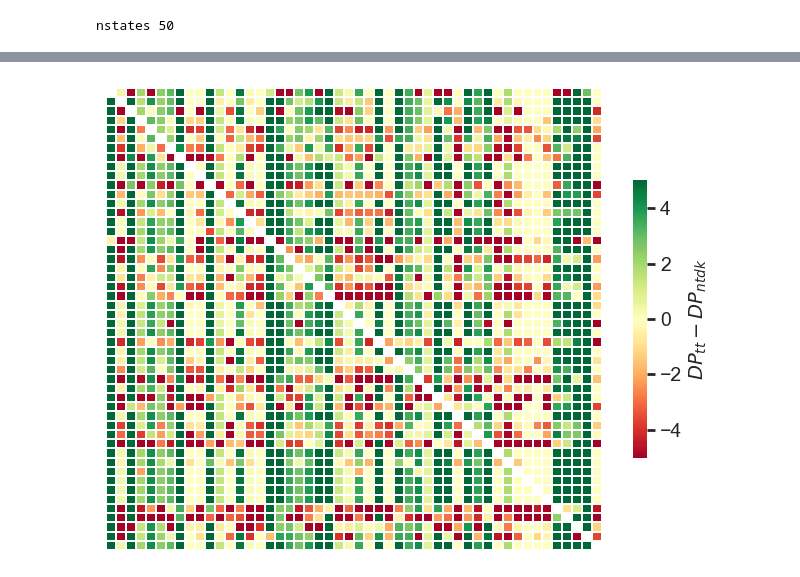
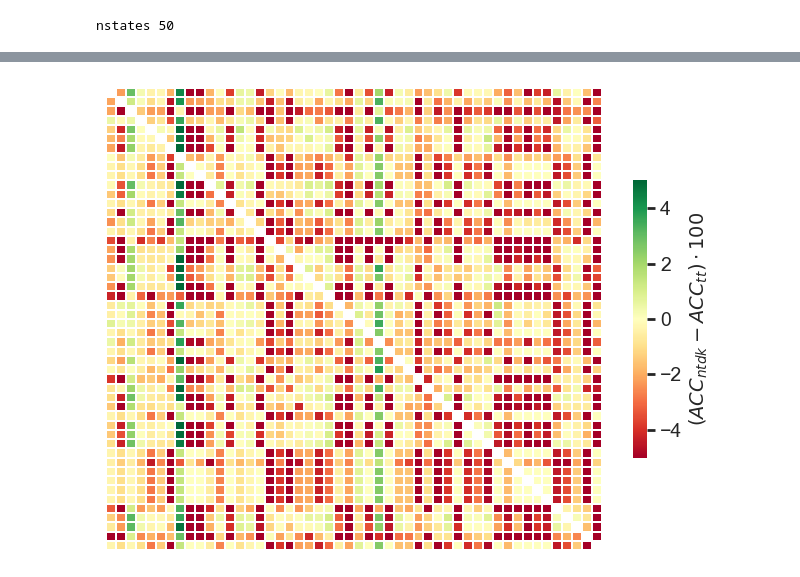
Before and after one commit to ks555/domain-adaptive-trees, a Jupyter notebook: notesSR/results.ipynb, the cells around one changed output, grey strips where cells are left out. Cells and saved outputs as stored; diff of their text form; code cells hidden in the pictures.

```diff
--- a/notesSR/results.ipynb
+++ b/notesSR/results.ipynb
@@ -33,12 +34,15 @@ plt.rc('ps', fonttype=42)
 # %%
 ### parameters
 subset_string = 'subset1'
-met = 'dp' # 'acc' 'dp' 'eqacc'
 subset = utils.get_subset(subset_string)
 # remove PR from states
 states = sorted(list(set(utils.states)-{'PR'}))
 nstates = len(states)
 print('nstates', nstates)
 state2pos = {s:i for i, s in enumerate(states)}
+# load distances (see calculate_distances.ipynb)
+dists = pickle.load( open("results/distances.pkl", "rb" ) )
+# restrict to subset and states
+dists = { k:{att:d for att, d in v.items() if att in subset} for k, v in dists.items() if k[0] in states and k[1] in states}
 # %% [output]
 nstates 50
@@ -86,7 +140,7 @@ def cond(l, source=None, target=None, alpha=1, subset=subset):
             (r['alpha']==alpha) and (r['subset']==subset)]
 
 # build metric matrix
-def metric_m(m='acc', alpha=0, kind='alpha_rel', diag=False):
+def metric_m(results, met, alpha=0, kind='alpha_rel', diag=False):
     res = np.zeros((nstates, nstates))
     for i, source in enumerate(states):
         for j, target in enumerate(states):
@@ -97,14 +151,15 @@ def metric_m(m='acc', alpha=0, kind='alpha_rel', diag=False):
             source_target = cond(results, source=source, target=target, alpha=None)
             source_target_alpha = cond(results, source=source, target=target, alpha=alpha)
             if len(target_target)==1 and len(source_target)==1 and len(source_target_alpha)==1:
-                target_target_v = utils.get_metric(target_target[0], m)
-                source_target_v = utils.get_metric(source_target[0], m)
-                source_target_alpha_v = utils.get_metric(source_target_alpha[0], m)
+                target_target_v = utils.get_metric(target_target[0], met)
+                source_target_v = utils.get_metric(source_target[0], met)
+                source_target_alpha_v = utils.get_metric(source_target_alpha[0], met)
                 mi = min(target_target_v, source_target_v)
                 ma = max(target_target_v, source_target_v)
                 if kind=='alpha_rel':
                     if mi  != ma:
-                        rel = (source_target_alpha_v-mi)/(ma  - mi)*100
+                        dif = (source_target_alpha_v-mi) if met == 'acc' else (ma-source_target_alpha_v)
+                        rel = dif/(ma  - mi)*100
                         res[i, j] = (rel if rel >= -100 else -100) if rel <= 100 else 100
                     else:
                         res[i, j] = 100 if source_target_alpha_v >= mi else -100
@@ -117,7 +172,20 @@ def metric_m(m='acc', alpha=0, kind='alpha_rel', diag=False):
             else:
                 raise BaseException("error {} {} {} {}".format(source, target, len(target_target), len(source_target), len(source_target_alpha)))
     return res
-
-st_abs = metric_m(m = met, kind='st_abs')
-alpha_0_rel = metric_m(m = met, kind='alpha_rel')
-alpha_0_abs = metric_m(m = met, kind='alpha_abs')
+# %%
+acc_st = metric_m(acc_res8, 'acc', kind='st_abs')
+acc_alpha0 = metric_m(acc_res8, 'acc', kind='alpha_rel')
+acc_alpha0_1 = metric_m(acc_res1, 'acc', kind='alpha_rel')
+acc_alpha0_2 = metric_m(acc_res2, 'acc', kind='alpha_rel')
+#acc_alpha0_3 = metric_m(acc_res3, 'acc', kind='alpha_rel')
+#acc_alpha0_st = metric_m(acc_res8, 'acc', kind='alpha_abs')
+
+dp_st = metric_m(dp_res8, 'dp', kind='st_abs')
+dp_alpha0 = metric_m(dp_res8, 'dp', kind='alpha_rel')
+dp_alpha0_1 = metric_m(dp_res1, 'dp', kind='alpha_rel')
+dp_alpha0_2 = metric_m(dp_res2, 'dp', kind='alpha_rel')
+
+eop_st = metric_m(eop_res8, 'eop', kind='st_abs')
+eop_alpha0 = metric_m(eop_res8, 'eop', kind='alpha_rel')
+eop_alpha0_1 = metric_m(eop_res1, 'eop', kind='alpha_rel')
+eop_alpha0_2 = metric_m(eop_res2, 'eop', kind='alpha_rel')
@@ -145,10 +233,11 @@ Ttest_1sampResult(statistic=7.778037927509931, pvalue=1.076756865559253e-14)
 # %%
-label = "$ACC_{tt}-ACC_{ntdk}$" if met=='acc' else "$DP_{tt}-DP_{ntdk}$"
+# red points = degrade in accuracy
+label = "$(ACC_{ntdk}-ACC_{tt})\cdot 100$"
 _, ax = plt.subplots(figsize=(8, 6))
-sns.heatmap(st_abs,xticklabels=False, yticklabels = False, #row_cluster=cluster, col_cluster=cluster,
+sns.heatmap(acc_st,xticklabels=False, yticklabels = False, #row_cluster=cluster, col_cluster=cluster,
                     cbar_kws={'label': label, 'shrink':0.6}, center=0, vmin=-5, vmax=5,
                     linewidths= 0.25, cmap="RdYlGn")
-plt.savefig('fig2'+met+'.png', bbox_inches='tight', dpi=400)
+plt.savefig('fig2acc.png', bbox_inches='tight', dpi=400)
 plt.show()
 # %% [output]
-[figure, old version]
+[figure, new version]
```
Also changed, not shown: parts of 31 cells of this notebook, 8 other files.
